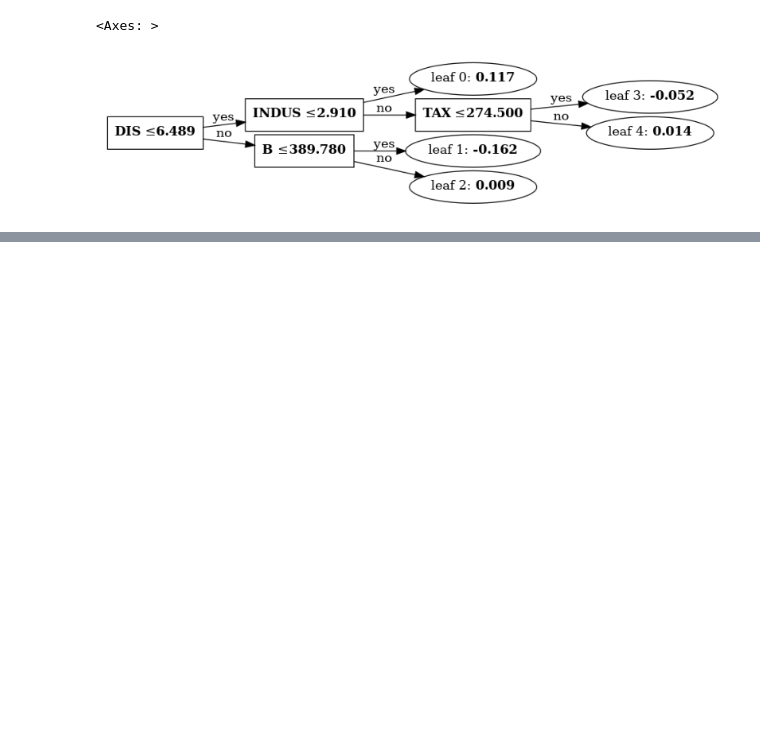
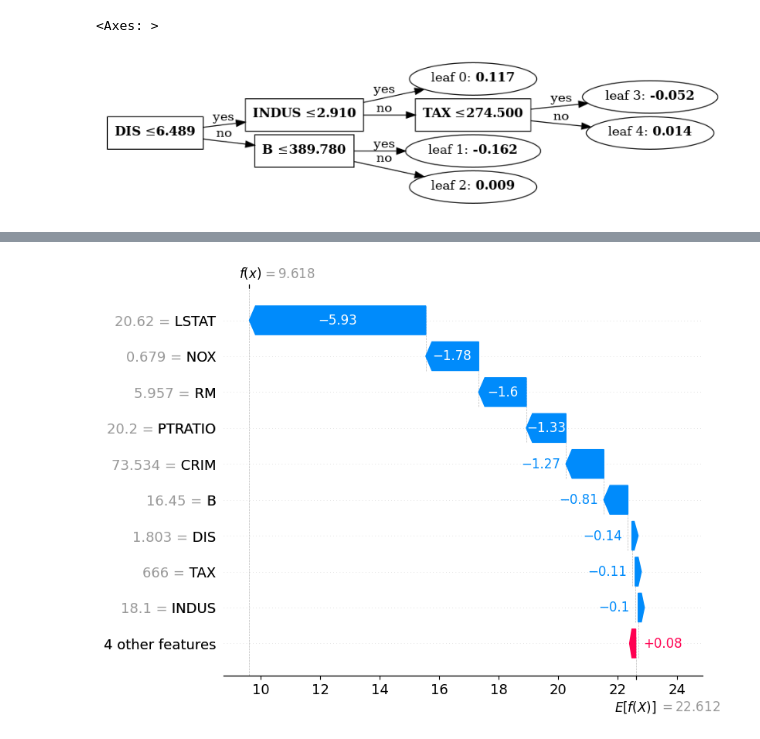
Before and after one commit to kanameg/lightgbm-handbook, a Jupyter notebook: 2.4-LightGBM回帰.ipynb, the cells around one changed output, grey strips where cells are left out. Cells and saved outputs as stored; diff of their text form; code cells hidden in the pictures; blank space fills up the shorter version.

```diff
--- a/2.4-LightGBM回帰.ipynb
+++ b/2.4-LightGBM回帰.ipynb
@@ -271,0 +343,5 @@ lgb.plot_tree(model, tree_index=-1, figsize=(10, 10))
+# %%
+# 11件目のSHAP値の可視化
+shap.plots.waterfall(shap_values[10])
+# %% [output]
+[figure, added]
```
Also changed, not shown: parts of 10 cells of this notebook.
